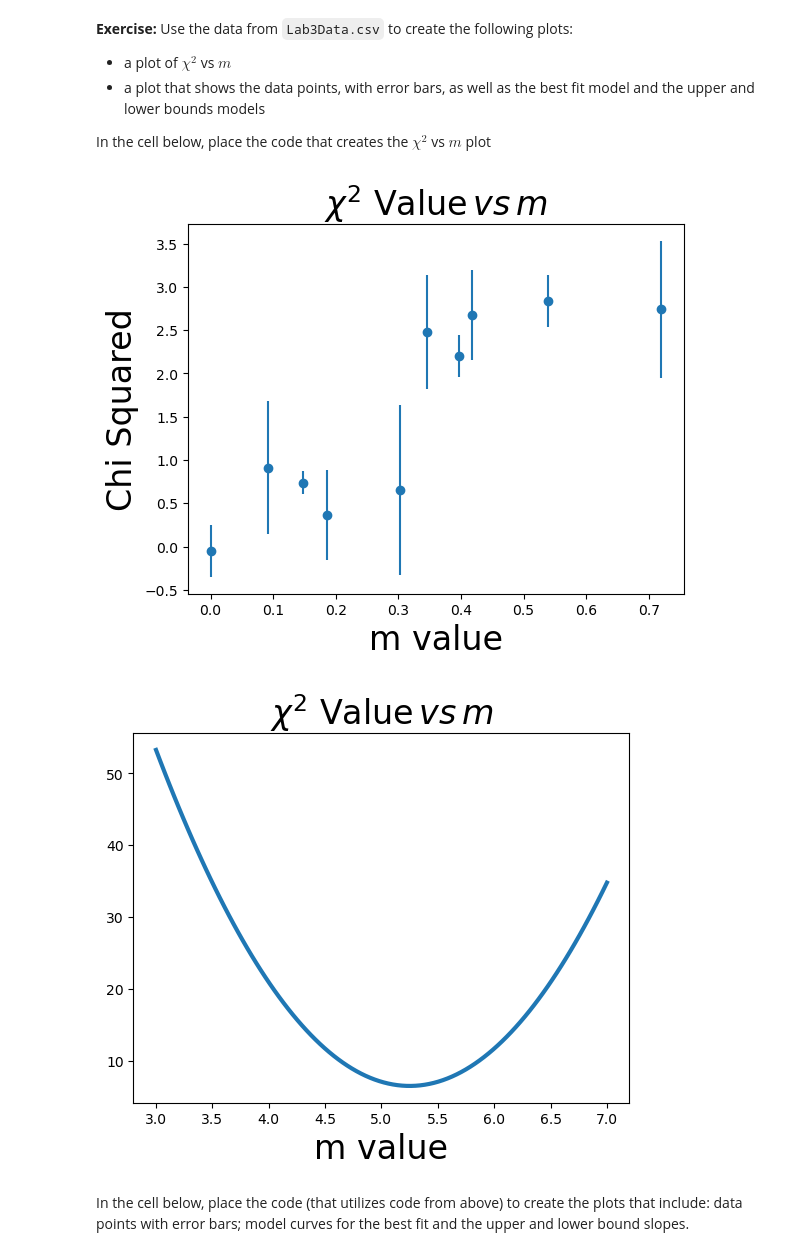
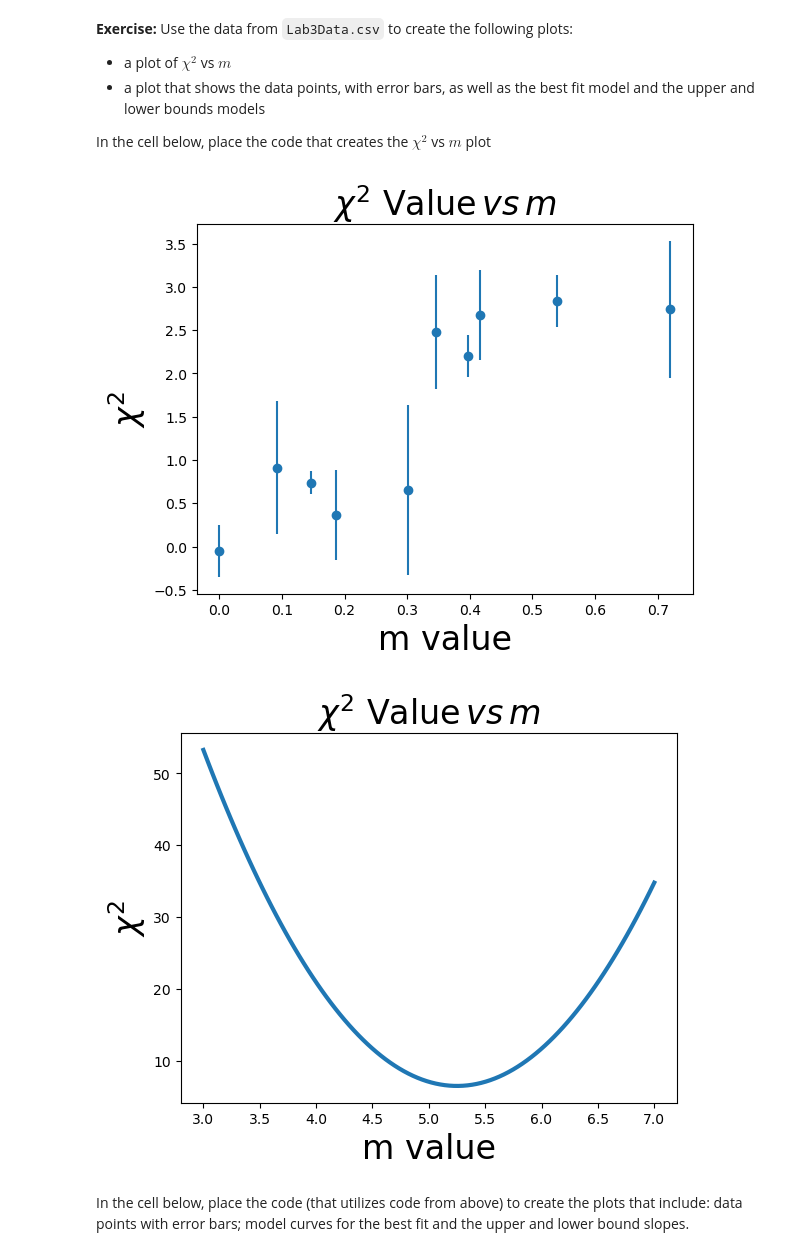
Before and after one commit to chadkishimoto/S25_282_Leon, a Jupyter notebook: Lab3_submission.ipynb, the cells around one changed output. Saved outputs shown, nothing was run; the diff lists cells and outputs as text; code cells hidden in the pictures.

```diff
--- a/Lab3_submission.ipynb
+++ b/Lab3_submission.ipynb
@@ -14,31 +14,32 @@ In the cell below, place the code that creates the $\chi^2$ vs $m$ plot
 # %%
 independent_var, data, uncertainties = np.loadtxt('Lab3Data.csv',delimiter=',',usecols=(0,1,2), unpack=True)
 plt.errorbar(independent_var, data, yerr = uncertainties, fmt = 'o')
 def chi_squared(m):
     x = independent_var
     y = data
     sigma = uncertainties
     chi_X=sum(((data-m*independent_var)**2)/(uncertainties**2))
     return chi_X
 
 m_values=np.linspace(3,7,100)
 chi_values = np.zeros(len(m_values))
 for i in range (len(m_values)):
     chi_values[i] = chi_squared(m_values[i])
 
 
 plt.xlabel('m value', size = 24)
-plt.ylabel('Chi Squared', size = 24)
+plt.ylabel(r'$\chi^2$', size = 24)
 plt.title(r'$\chi^2$ Value$\, vs\, m$', fontsize=24)
 plt.show()
 
 plt.plot(m_values,chi_values, linewidth = 3)
 plt.xlabel('m value', size = 24)
+plt.ylabel(r'$\chi^2$', size = 24)
 plt.title(r'$\chi^2$ Value$\, vs\, m$', fontsize=24)
 plt.show()
 # %% [output]
-[figure, old version]
+[figure, new version]
-[figure, old version]
+[figure, new version]
 # %% [markdown]
 In the cell below, place the code (that utilizes code from above) to create the plots that include: data points with error bars; model curves for the best fit and the upper and lower bound slopes.
 # %%
```
